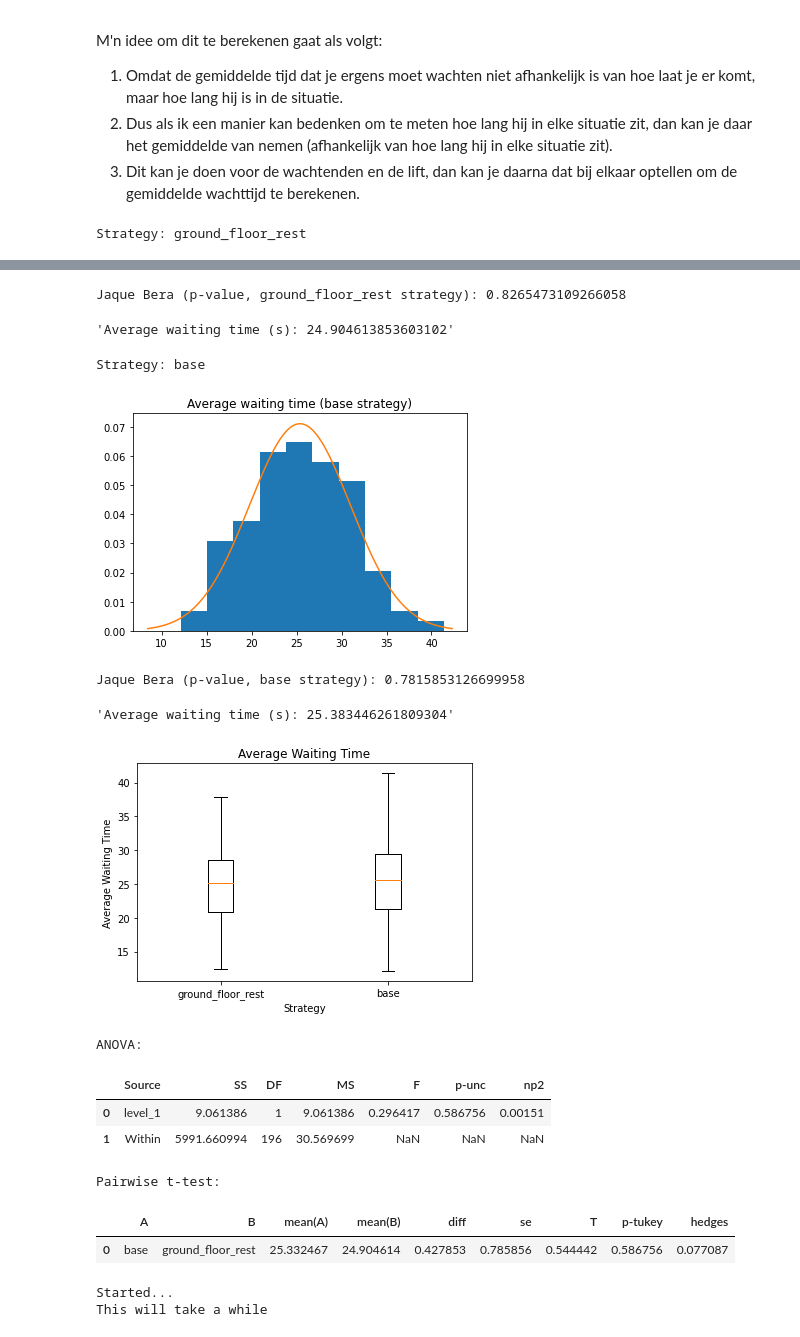
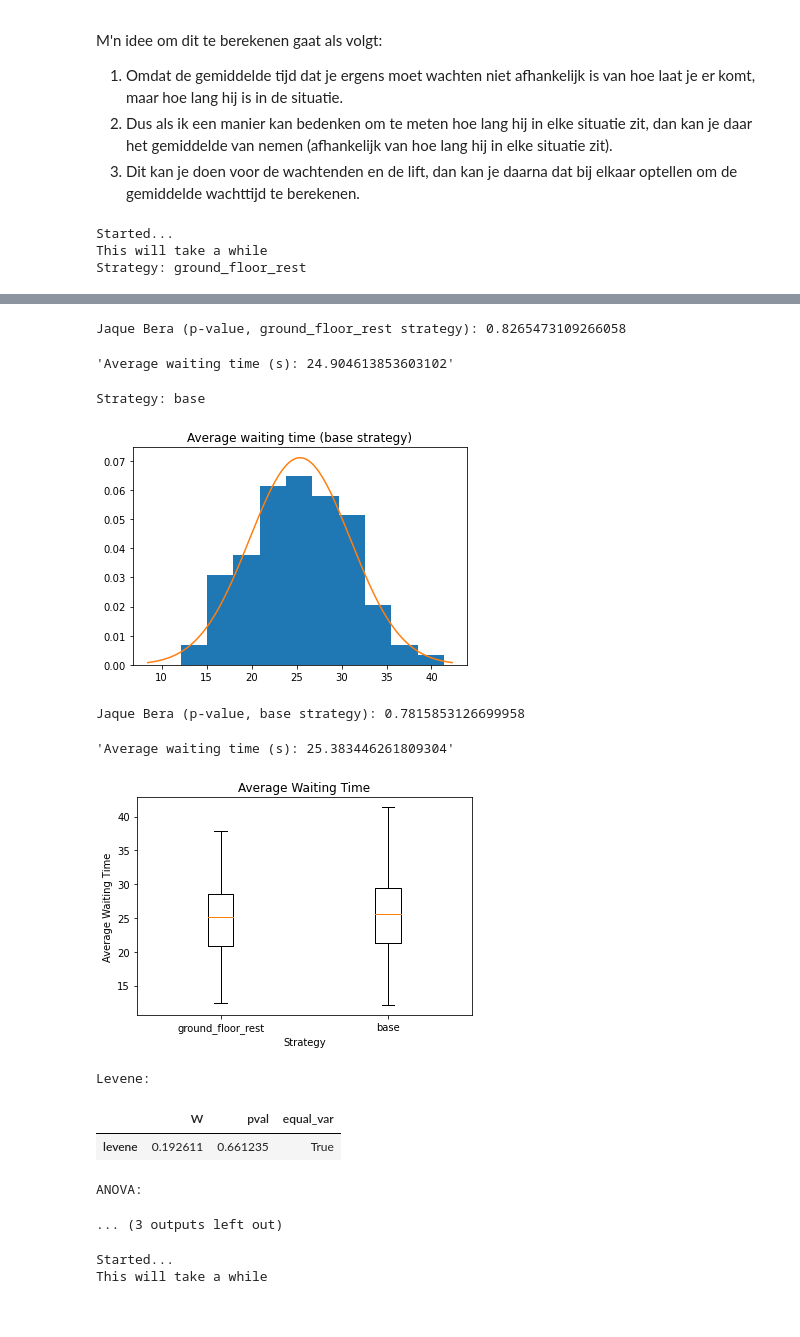
Before and after one commit to michadenheijer/AdvancedSimulation, a Jupyter notebook: analyze_results.ipynb, the cells around one changed output, grey strips where cells are left out. Drawn from its saved outputs; the diff is of its cells as text; code cells hidden in the pictures.

```diff
--- a/analyze_results.ipynb
+++ b/analyze_results.ipynb
@@ -481,41 +481,41 @@ for strategy_name, d in DATA.items():
 plt.boxplot(waiting_time_total, labels=waiting_time_total.columns)
 plt.title("Average Waiting Time")
 plt.xlabel("Strategy")
 plt.ylabel("Average Waiting Time")
 plt.show()
 
 __test_df = waiting_time_total.stack().reset_index()
 
 print("Levene:")
 hom_test = pg.homoscedasticity(__test_df, dv=0, group="level_1")
 display(hom_test)
 
 if hom_test["equal_var"].iloc[0]:
     print("ANOVA:")
     display(pg.anova(__test_df, dv=0, between="level_1", detailed=True))
 else:
     print("Welch ANOVA")
-    display(pg.welch_anova(__test_df, dv=0, between="level_1", detailed=True))
+    display(pg.welch_anova(__test_df, dv=0, between="level_1"))
 
 print("Pairwise t-test:")
 display(pg.pairwise_tukey(__test_df, dv=0, between="level_1"))
 # %% [output]
+Started...
+This will take a while
 Strategy: ground_floor_rest
 [figure]
 Jaque Bera (p-value, ground_floor_rest strategy): 0.8265473109266058
 'Average waiting time (s): 24.904613853603102'
 Strategy: base
 [figure]
 Jaque Bera (p-value, base strategy): 0.7815853126699958
 'Average waiting time (s): 25.383446261809304'
 [figure]
-ANOVA:
+Levene:
-|  | Source | SS | DF | MS | F | p-unc | np2 |
-| 0 | level_1 | 9.061386 | 1 | 9.061386 | 0.296417 | 0.586756 | 0.00151 |
-| 1 | Within | 5991.660994 | 196 | 30.569699 | NaN | NaN | NaN |
+|  | W | pval | equal_var |
+| levene | 0.192611 | 0.661235 | True |
-Pairwise t-test:
+ANOVA:
-|  | A | B | mean(A) | mean(B) | diff | se | T | p-tukey | hedges |
-| 0 | base | ground_floor_rest | 25.332467 | 24.904614 | 0.427853 | 0.785856 | 0.544442 | 0.586756 | 0.077087 |
+... (3 outputs left out)
 # %%
 travel_time_total = pd.DataFrame()
 
```
Also changed, not shown: parts of 1 cell of this notebook, 5 other files.
